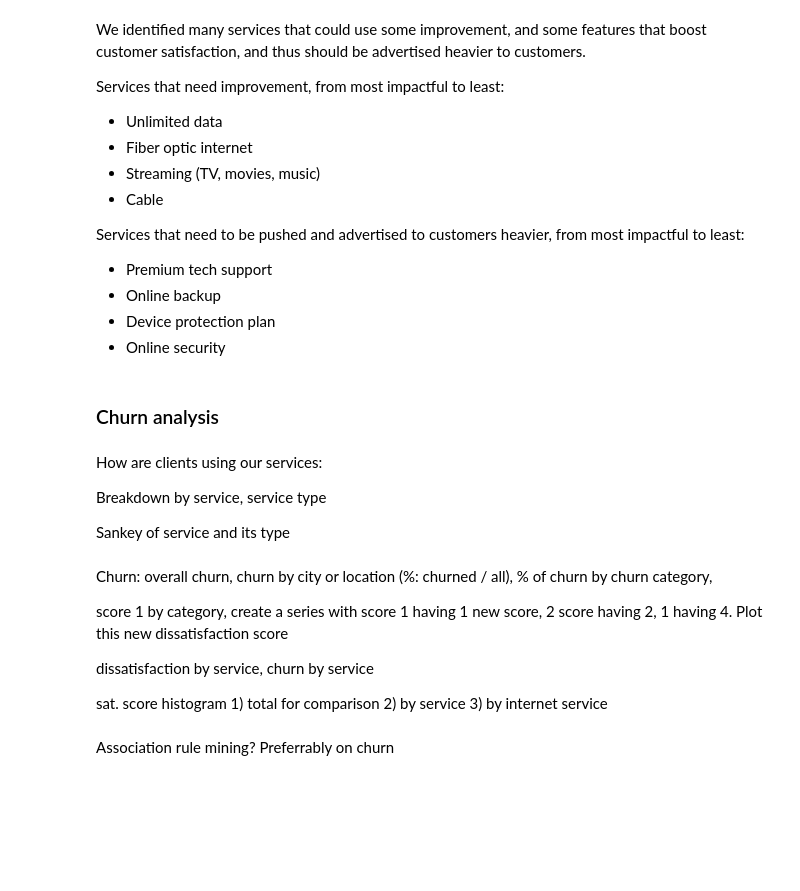
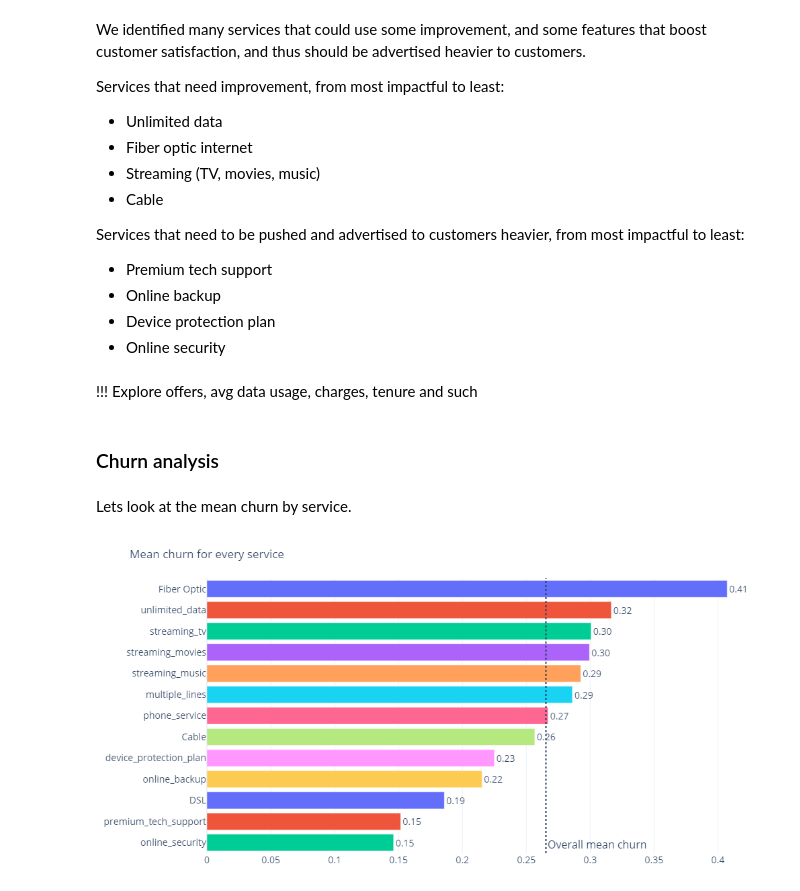
Before and after one commit to stsibikov/Telco_customer_churn, a Jupyter notebook: EDA/EDA.ipynb, the cells around one changed output. Drawn from its saved outputs; the diff is of its cells as text; code cells hidden in the pictures; blank space fills up the shorter version.

Commit message:
horizontal mode in bar function support, EDA expansion

```diff
--- a/EDA/EDA.ipynb
+++ b/EDA/EDA.ipynb
@@ -245,22 +245,27 @@ Services that need to be pushed and advertised to customers heavier, from most i
 * Online backup
 * Device protection plan
 * Online security
+# %% [markdown]
+!!! Explore offers, avg data usage, charges, tenure and such
 # %% [markdown]
 ### Churn analysis
-# %% [markdown]
-How are clients using our services:
-
-Breakdown by service, service type
-
-Sankey of service and its type\
-\
-Churn:
-overall churn, churn by city or location (%: churned / all), % of churn by churn category,
-
-score 1 by category, create a series with score 1 having 1 new score, 2 score having 2, 1 having 4. Plot this new dissatisfaction score
-
-dissatisfaction by service, churn by service
-
-sat. score histogram 1) total for comparison 2) by service 3) by internet service\
-\
-Association rule mining? Preferrably on churn
+# %% [markdown]
+Lets look at the mean churn by service.
+# %%
+service_churn_df = pd.DataFrame()
+
+for service in ['phone_service', 'multiple_lines',
+                 'online_security', 'online_backup', 'device_protection_plan', 'premium_tech_support',
+                 'streaming_tv', 'streaming_movies', 'streaming_music', 'unlimited_data']:
+    out = pd.DataFrame({'col' : service, 'churn' : [df.loc[df[service] == 1, 'churn'].mean()]})
+    service_churn_df = pd.concat([service_churn_df, out])
+
+out = df.groupby('internet_type', as_index=False)['churn'].mean()
+out.columns = ['col', 'churn']
+service_churn_df = pd.concat([service_churn_df, out])
+# %%
+fig = ak.plot.bar(service_churn_df.sort_values(by='churn', ascending=False), h=True, display_pct=False, title='Mean churn for every service')
+fig.update_layout(width=1000)
+fig.add_vline(df['churn'].mean(), line_dash="dot", annotation_text="Overall mean churn", annotation_position="bottom right", annotation=dict(font_size=16))
+# %% [output]
+[figure, added]
```
Also changed, not shown: parts of 13 cells of this notebook, 1 other file.
